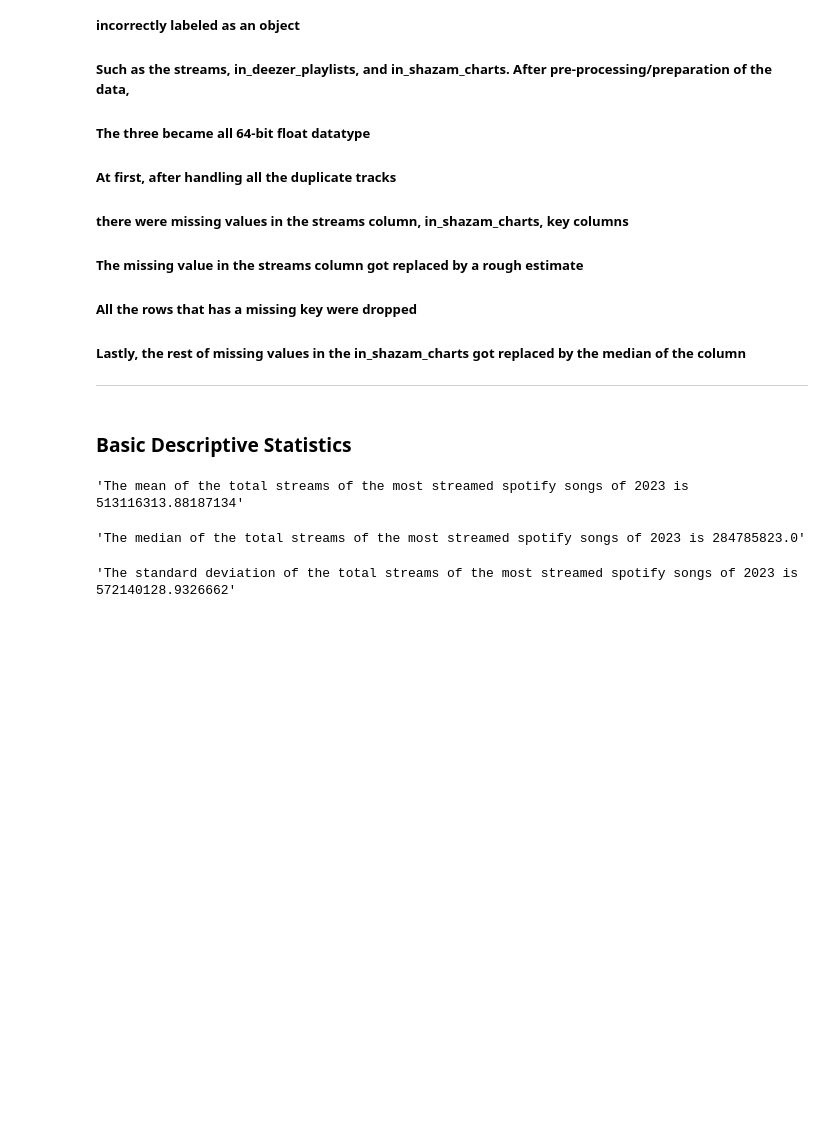
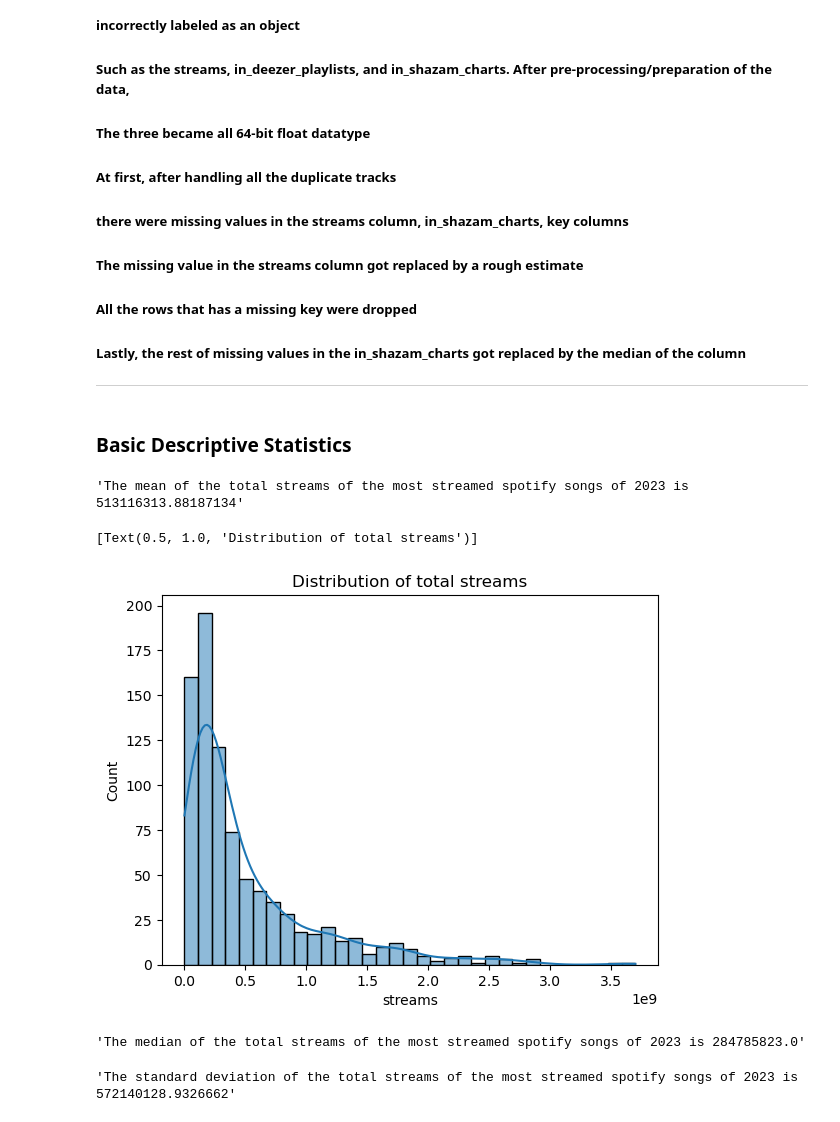
Before and after one commit to Angel0po/EDA_BON-AO, a Jupyter notebook: EDA_BON-AO.ipynb, the cells around one changed output. Drawn from its saved outputs; the diff is of its cells as text; code cells hidden in the pictures; blank space fills up the shorter version.

```diff
--- a/EDA_BON-AO.ipynb
+++ b/EDA_BON-AO.ipynb
@@ -341,6 +341,11 @@ memory usage: 160.4+ KB
 f"The mean of the total streams of the most streamed spotify songs of 2023 is {df_spotify['streams'].mean()}"
 # %% [output]
 'The mean of the total streams of the most streamed spotify songs of 2023 is 513116313.88187134'
+# %%
+sns.histplot(df_spotify, x='streams', kde=True).set(title = 'Distribution of total streams')
+# %% [output]
+[Text(0.5, 1.0, 'Distribution of total streams')]
+[figure, added]
 # %%
 f"The median of the total streams of the most streamed spotify songs of 2023 is {df_spotify['streams'].median()}"
 # %% [output]
```
Also changed, not shown: parts of 28 cells of this notebook.
